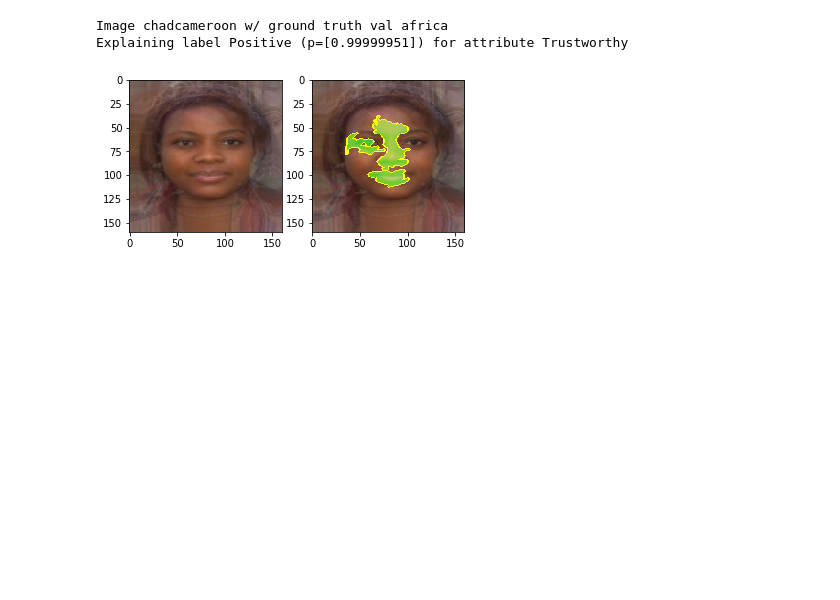
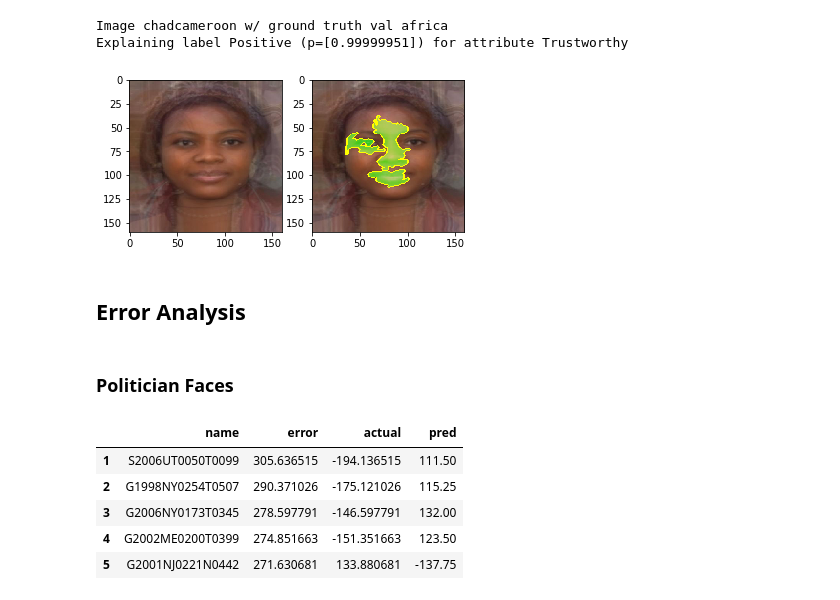
Before and after one commit to ryansteed/learning-appearance-bias, a Jupyter notebook: notebooks/feature-analysis.ipynb, the cells around one changed output. Saved outputs shown, nothing was run; the diff lists cells and outputs as text; code cells hidden in the pictures; blank space fills up the shorter version.

```diff
--- a/notebooks/feature-analysis.ipynb
+++ b/notebooks/feature-analysis.ipynb
@@ -583,3 +593,17 @@ Explaining label Positive (p=[1.]) for attribute Trustworthy
 Image chadcameroon w/ ground truth val africa
 Explaining label Positive (p=[0.99999951]) for attribute Trustworthy
 [figure]
+# %% [markdown]
+## Error Analysis
+# %% [markdown]
+### Politician Faces
+# %%
+errors = pd.read_csv("output/preds/politicians-error.csv", index_col=0, header=0, names=["name", "error", "actual", "pred"])
+errors.head(5)
+# %% [output]
+|  | name | error | actual | pred |
+| 1 | S2006UT0050T0099 | 305.636515 | -194.136515 | 111.50 |
+| 2 | G1998NY0254T0507 | 290.371026 | -175.121026 | 115.25 |
+| 3 | G2006NY0173T0345 | 278.597791 | -146.597791 | 132.00 |
+| 4 | G2002ME0200T0399 | 274.851663 | -151.351663 | 123.50 |
+| 5 | G2001NJ0221N0442 | 271.630681 | 133.880681 | -137.75 |
```
Also changed, not shown: parts of 15 cells of this notebook, 4 other files.
